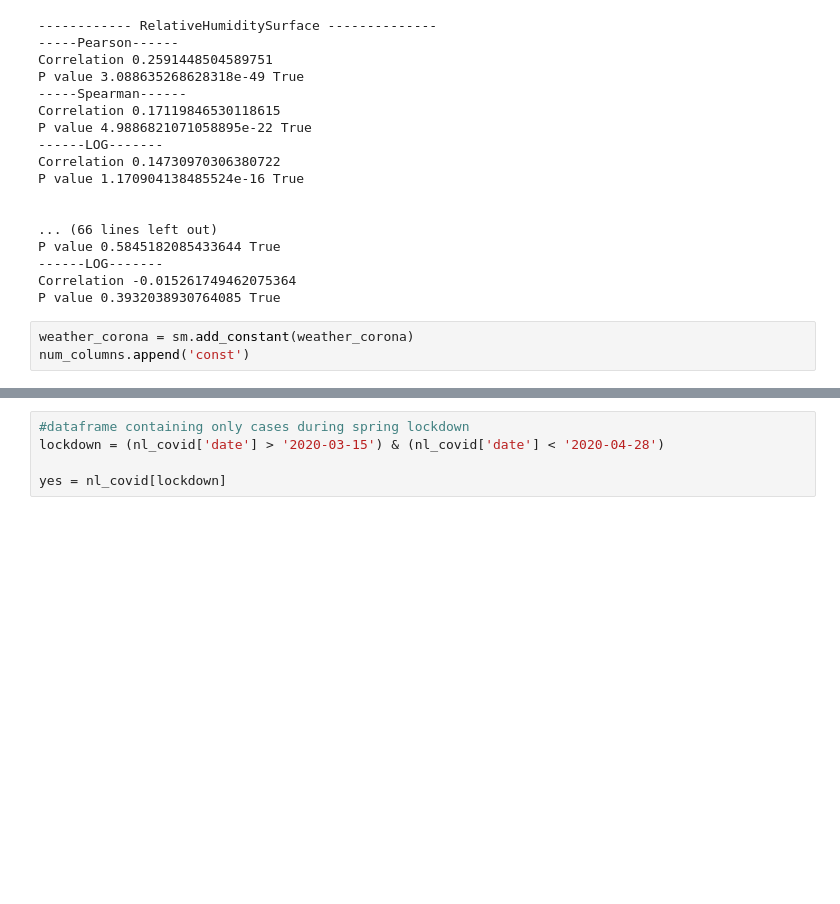
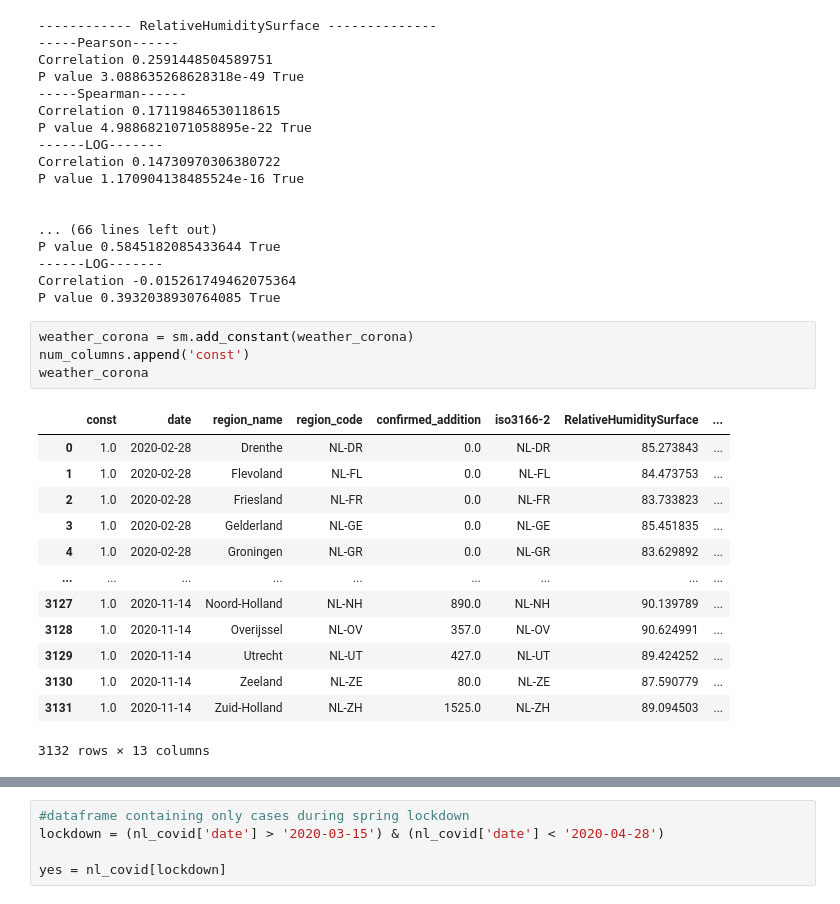
Before and after one commit to Javh2138/fyp2021p02g16, a Jupyter notebook: Notebooks/Fyp2021p02g16.ipynb, the cells around one changed output, grey strips where cells are left out. Cells and saved outputs as stored; diff of their text form; blank space fills up the shorter version.

Commit message:
adding const to tests df

```diff
--- a/Notebooks/Fyp2021p02g16.ipynb
+++ b/Notebooks/Fyp2021p02g16.ipynb
@@ -391,6 +391,21 @@ P value 0.3932038930764085 True
 # %%
 weather_corona = sm.add_constant(weather_corona)
 num_columns.append('const')
+weather_corona
+# %% [output]
+|  | const | date | region_name | region_code | confirmed_addition | iso3166-2 | RelativeHumiditySurface | ... |
+| 0 | 1.0 | 2020-02-28 | Drenthe | NL-DR | 0.0 | NL-DR | 85.273843 | ... |
+| 1 | 1.0 | 2020-02-28 | Flevoland | NL-FL | 0.0 | NL-FL | 84.473753 | ... |
+| 2 | 1.0 | 2020-02-28 | Friesland | NL-FR | 0.0 | NL-FR | 83.733823 | ... |
+| 3 | 1.0 | 2020-02-28 | Gelderland | NL-GE | 0.0 | NL-GE | 85.451835 | ... |
+| 4 | 1.0 | 2020-02-28 | Groningen | NL-GR | 0.0 | NL-GR | 83.629892 | ... |
+| ... | ... | ... | ... | ... | ... | ... | ... | ... |
+| 3127 | 1.0 | 2020-11-14 | Noord-Holland | NL-NH | 890.0 | NL-NH | 90.139789 | ... |
+| 3128 | 1.0 | 2020-11-14 | Overijssel | NL-OV | 357.0 | NL-OV | 90.624991 | ... |
+| 3129 | 1.0 | 2020-11-14 | Utrecht | NL-UT | 427.0 | NL-UT | 89.424252 | ... |
+| 3130 | 1.0 | 2020-11-14 | Zeeland | NL-ZE | 80.0 | NL-ZE | 87.590779 | ... |
+| 3131 | 1.0 | 2020-11-14 | Zuid-Holland | NL-ZH | 1525.0 | NL-ZH | 89.094503 | ... |
+3132 rows × 13 columns
 # %%
 
 est = sm.OLS(weather_corona['confirmed_addition'],weather_corona[num_columns], hasconst = True).fit()
```
Also changed, not shown: parts of 17 cells of this notebook, 1 other file.
